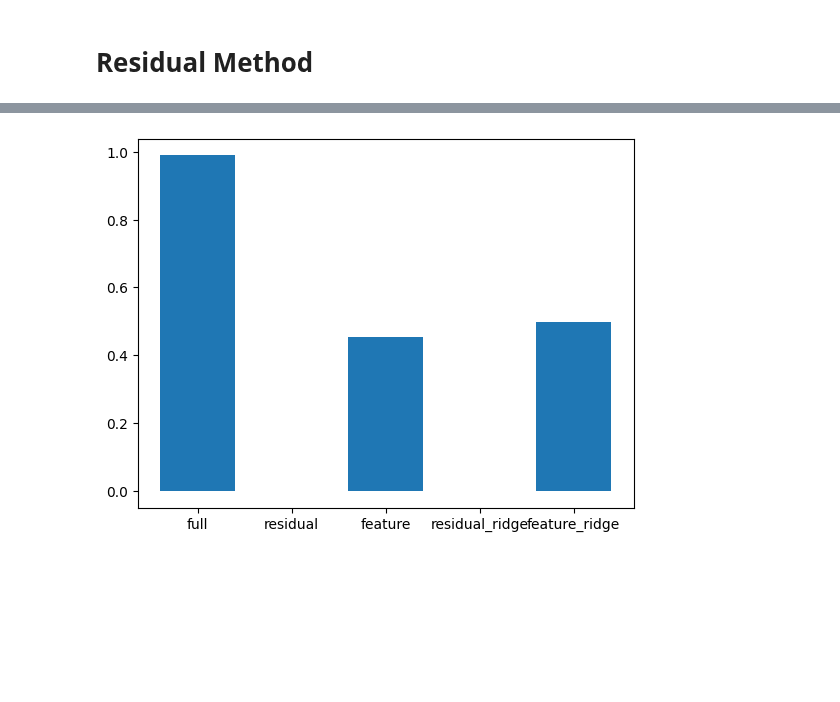
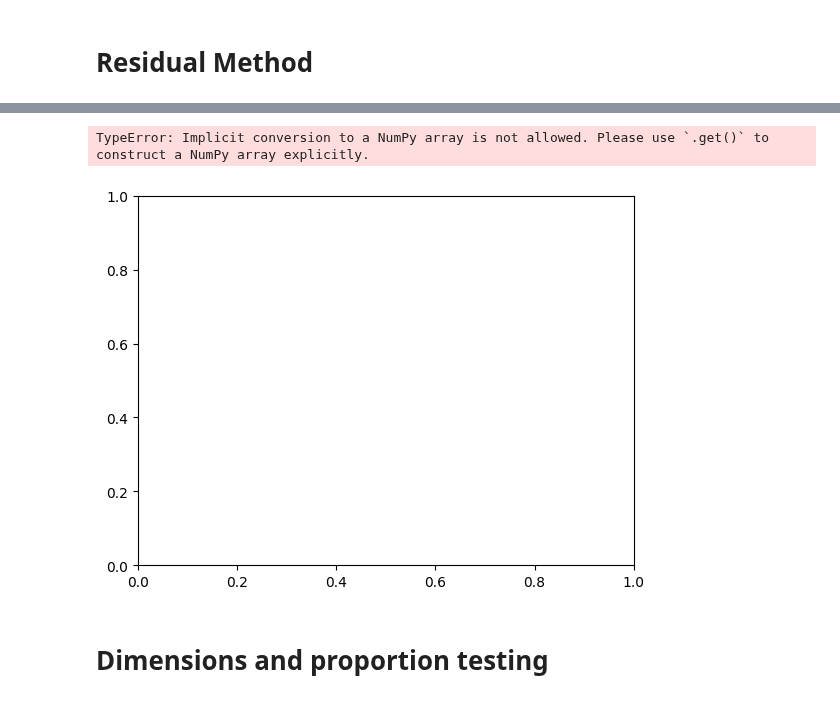
Before and after one commit to leo-schultheiss/compare_variance_residual, a Jupyter notebook: compare_variance_residual/simulated/sanity_checks.ipynb, the cells around one changed output, grey strips where cells are left out. Cells and saved outputs as stored; diff of their text form; code cells hidden in the pictures; blank space fills up the shorter version.

```diff
--- a/compare_variance_residual/simulated/sanity_checks.ipynb
+++ b/compare_variance_residual/simulated/sanity_checks.ipynb
@@ -88,13 +98,0 @@ errorbar(score_0, score_1, joint_score, shared, x0_unique, x1_unique, feature_sp
-# %%
-for shared_dimension in [10, 100, 1000]:
-    dimensions = feature_space_dimensions.copy()
-    dimensions[0] = shared_dimension
-
-    n_samples_train = 2 * sum(dimensions)
-
-    (Xs_train, Xs_test, Y_train, Y_test) = generate_dataset(dimensions, scalars, n_targets, n_samples_train,
-                                                            n_samples_test, noise)
-    (score_0, score_1, joint_score, shared, x0_unique, x1_unique) = variance_partitioning(Xs_train, Xs_test, Y_train,
-                                                                                          Y_test, cv=cv)
-    errorbar(score_0, score_1, joint_score, shared, x0_unique, x1_unique, dimensions, scalars, n_targets,
-             n_samples_train, n_samples_test, noise)
@@ -105,9 +98,0 @@ for shared_dimension in [10, 100, 1000]:
-# %%
-for shared_scalar in [0.0, 1 / 3, 2 / 3, 1.0]:
-    _scalars = [shared_scalar, (1 - shared_scalar) / 2, (1 - shared_scalar) / 2]
-    (Xs_train, Xs_test, Y_train, Y_test) = generate_dataset(feature_space_dimensions, _scalars, n_targets,
-                                                            n_samples_train, n_samples_test, noise)
-    (score_0, score_1, joint_score, shared, x0_unique, x1_unique) = variance_partitioning(Xs_train, Xs_test, Y_train,
-                                                                                          Y_test, cv=cv)
-    errorbar(score_0, score_1, joint_score, shared, x0_unique, x1_unique, feature_space_dimensions, _scalars, n_targets,
-             n_samples_train, n_samples_test, noise)
@@ -121,6 +101,6 @@ for shared_scalar in [0.0, 1 / 3, 2 / 3, 1.0]:
 # %%
 from residual import residual_method
 # %%
-residual, feature, full = residual_method(Xs_train, Xs_test, Y_train, Y_test, use_ols=True, return_full_variance=True,
-                                          cv=cv)
+full_score_0, full_score_1, feature_score_0, feature_score_1, residual_score_0, residual_scores_1 = residual_method(
+    Xs_train, Xs_test, Y_train, Y_test, use_ols=True, return_full_variance=True, cv=cv)
 # %% [output]
@@ -132,14 +162,8 @@ residual_ridge, feature_ridge, _ = residual_method(Xs_train, Xs_test, Y_train, Y
 # %%
-import matplotlib.pyplot as plt
-
-bars = [full.mean(),
-        residual.mean(),
-        feature, residual_ridge.mean(), feature_ridge.mean()]
-bar_names = ["full",
-             "residual",
-             "feature", "residual_ridge", "feature_ridge"]
-plt.bar(range(len(bars)), bars)
-plt.xticks(range(len(bars)), labels=bar_names)
-plt.show()
+rm_errorbar(full_score_0, full_score_1, feature_score_0, feature_score_1, residual_score_0, residual_scores_1, feature_space_dimensions, scalars,
+                n_targets, n_samples_train, n_samples_test, noise)
 # %% [output]
+TypeError: Implicit conversion to a NumPy array is not allowed. Please use `.get()` to construct a NumPy array explicitly.
-[figure, old version]
+[figure, new version]
+# %% [markdown]
+# Dimensions and proportion testing
```
Also changed, not shown: parts of 10 cells of this notebook, 1 other file.
